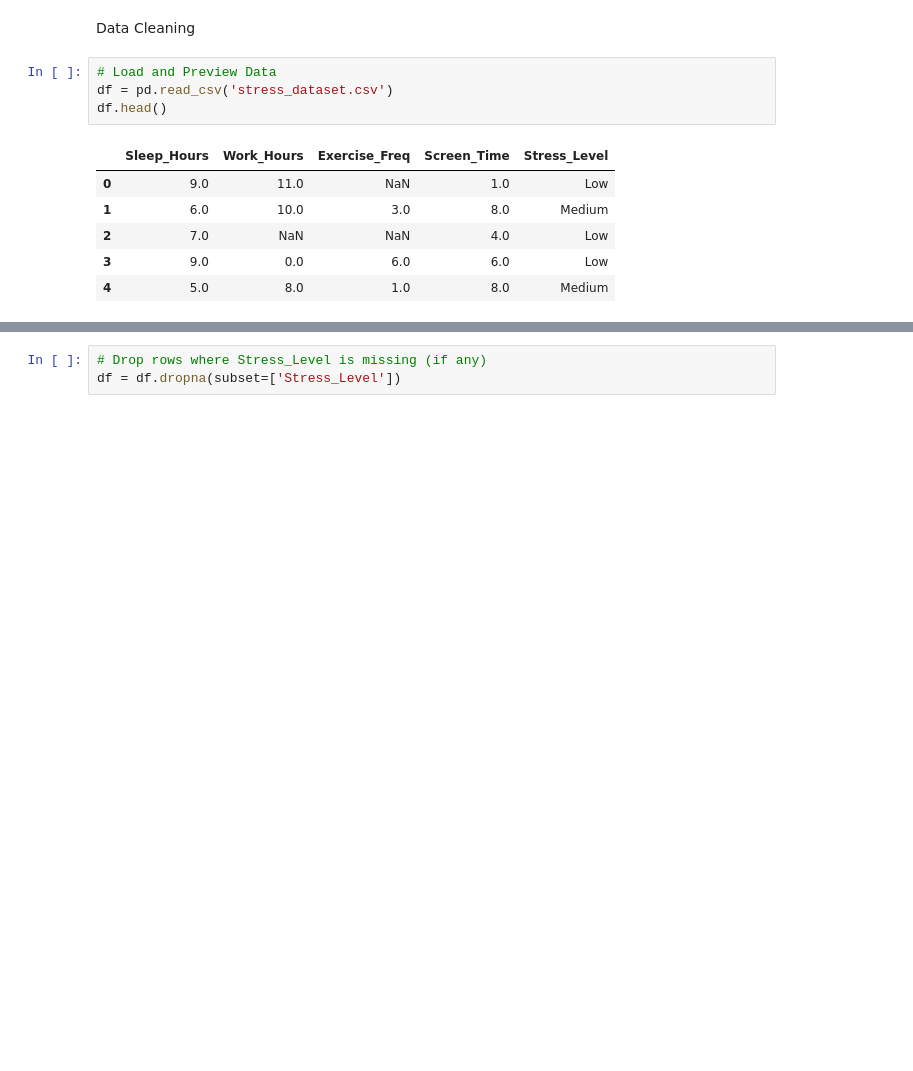
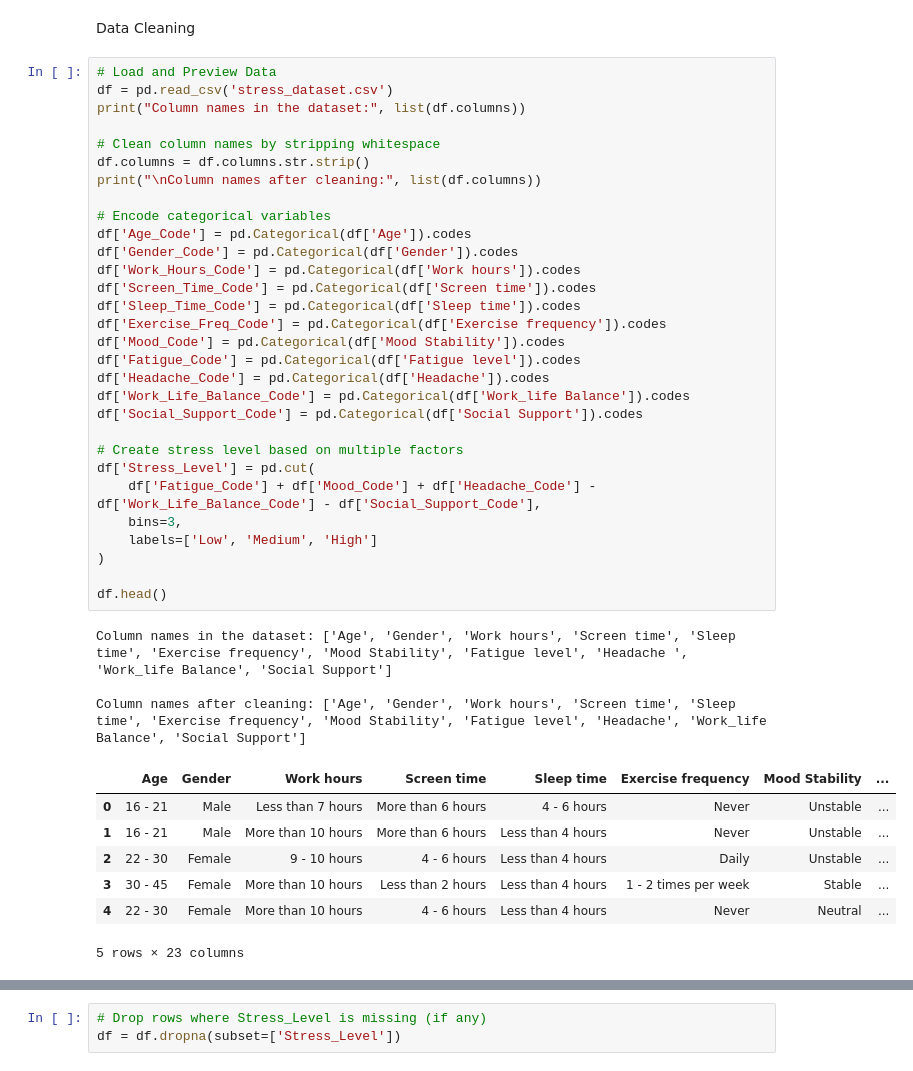
Before and after one commit to kiyoshi-code/Stress-Detection-Project, a Jupyter notebook: main.ipynb, the cells around one changed output, grey strips where cells are left out. Cells and saved outputs as stored; diff of their text form; blank space fills up the shorter version.

```diff
--- a/main.ipynb
+++ b/main.ipynb
@@ -17,14 +34,44 @@ Data Cleaning
 # %%
 # Load and Preview Data
 df = pd.read_csv('stress_dataset.csv')
+print("Column names in the dataset:", list(df.columns))
+
+# Clean column names by stripping whitespace
+df.columns = df.columns.str.strip()
+print("\nColumn names after cleaning:", list(df.columns))
+
+# Encode categorical variables
+df['Age_Code'] = pd.Categorical(df['Age']).codes
+df['Gender_Code'] = pd.Categorical(df['Gender']).codes
+df['Work_Hours_Code'] = pd.Categorical(df['Work hours']).codes
+df['Screen_Time_Code'] = pd.Categorical(df['Screen time']).codes
+df['Sleep_Time_Code'] = pd.Categorical(df['Sleep time']).codes
+df['Exercise_Freq_Code'] = pd.Categorical(df['Exercise frequency']).codes
+df['Mood_Code'] = pd.Categorical(df['Mood Stability']).codes
+df['Fatigue_Code'] = pd.Categorical(df['Fatigue level']).codes
+df['Headache_Code'] = pd.Categorical(df['Headache']).codes
+df['Work_Life_Balance_Code'] = pd.Categorical(df['Work_life Balance']).codes
+df['Social_Support_Code'] = pd.Categorical(df['Social Support']).codes
+
+# Create stress level based on multiple factors
+df['Stress_Level'] = pd.cut(
+    df['Fatigue_Code'] + df['Mood_Code'] + df['Headache_Code'] - df['Work_Life_Balance_Code'] - df['Social_Support_Code'],
+    bins=3,
+    labels=['Low', 'Medium', 'High']
+)
+
 df.head()
 # %% [output]
+Column names in the dataset: ['Age', 'Gender', 'Work hours', 'Screen time', 'Sleep time', 'Exercise frequency', 'Mood Stability', 'Fatigue level', 'Headache ', 'Work_life Balance', 'Social Support']
+
+Column names after cleaning: ['Age', 'Gender', 'Work hours', 'Screen time', 'Sleep time', 'Exercise frequency', 'Mood Stability', 'Fatigue level', 'Headache', 'Work_life Balance', 'Social Support']
-|  | Sleep_Hours | Work_Hours | Exercise_Freq | Screen_Time | Stress_Level |
-| 0 | 9.0 | 11.0 | NaN | 1.0 | Low |
-| 1 | 6.0 | 10.0 | 3.0 | 8.0 | Medium |
-| 2 | 7.0 | NaN | NaN | 4.0 | Low |
-| 3 | 9.0 | 0.0 | 6.0 | 6.0 | Low |
-| 4 | 5.0 | 8.0 | 1.0 | 8.0 | Medium |
+|  | Age | Gender | Work hours | Screen time | Sleep time | Exercise frequency | Mood Stability | ... |
+| 0 | 16 - 21 | Male | Less than 7 hours | More than 6 hours | 4 - 6 hours | Never | Unstable | ... |
+| 1 | 16 - 21 | Male | More than 10 hours | More than 6 hours | Less than 4 hours | Never | Unstable | ... |
+| 2 | 22 - 30 | Female | 9 - 10 hours | 4 - 6 hours | Less than 4 hours | Daily | Unstable | ... |
+| 3 | 30 - 45 | Female | More than 10 hours | Less than 2 hours | Less than 4 hours | 1 - 2 times per week | Stable | ... |
+| 4 | 22 - 30 | Female | More than 10 hours | 4 - 6 hours | Less than 4 hours | Never | Neutral | ... |
+5 rows × 23 columns
 # %%
 # Check for missing values
 df.isnull().sum()
```
Also changed, not shown: parts of 14 cells of this notebook, 11 other files.
